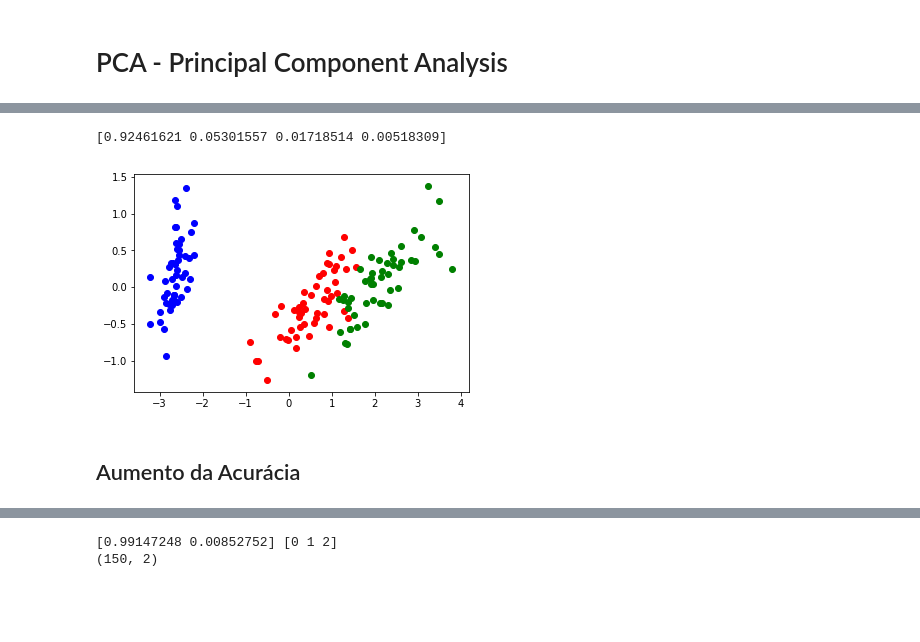
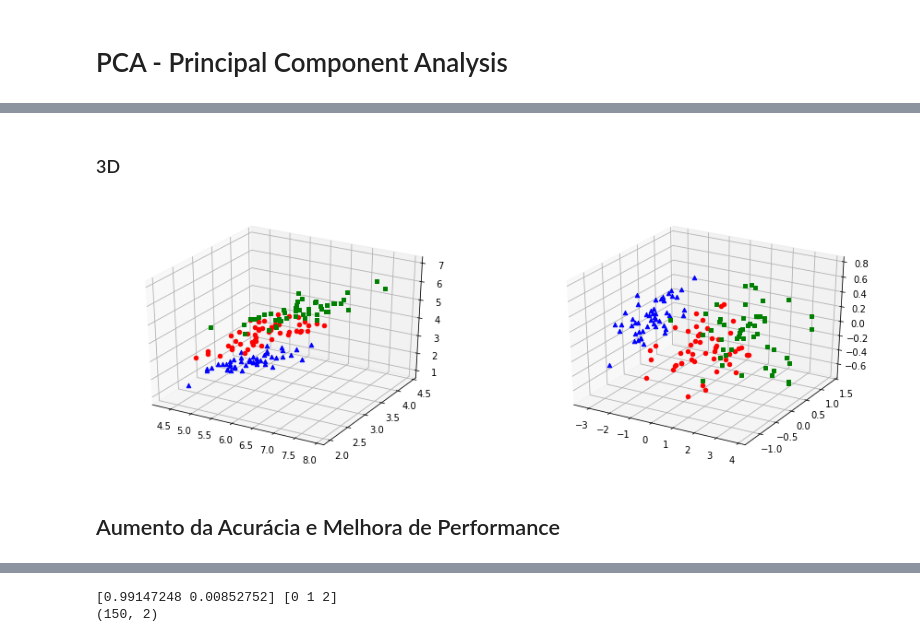
Before and after one commit to DaniloRodrigo/DIM0613_2018_2, a Jupyter notebook: PCA_and_LDA.ipynb, the cells around one changed output, grey strips where cells are left out. Drawn from its saved outputs; the diff is of its cells as text; code cells hidden in the pictures; blank space fills up the shorter version.

```diff
--- a/PCA_and_LDA.ipynb
+++ b/PCA_and_LDA.ipynb
@@ -109,24 +108,32 @@ for i in range(X.shape[0]):
-# %%
-iris_dataset = datasets.load_iris()
-
-X = iris_dataset.data
-Y = iris_dataset.target
-
-pca = PCA()
-pca.fit(X)
-print(pca.explained_variance_ratio_)
-X = pca.transform(X)
-
-colors = ['blue', 'red', 'green']
-
-for i in range(X.shape[0]):
-    plt.scatter(X[i, 0], X[i, 1], c=colors[Y[i]])
-plt.show()
-# %% [output]
-[0.92461621 0.05301557 0.01718514 0.00518309]
-[figure, removed]
+# %% [markdown]
+### 3D
+# %%
+iris_dataset = datasets.load_iris()
+
+X = iris_dataset.data
+Y = iris_dataset.target
+
+colors = ['blue', 'red', 'green']
+markers = ['^', 'o', 's']
+
+fig = plt.figure(figsize=(15, 5))
+ax = fig.add_subplot(1, 2, 1, projection='3d')
+
+for i in range(X.shape[0]):
+    ax.scatter(X[i, 0], X[i, 1], X[i, 2], c=colors[Y[i]], marker=markers[Y[i]])
+
+pca = PCA()
+pca.fit(X)
+X = pca.transform(X)
+
+ax = fig.add_subplot(1, 2, 2, projection='3d')
+for i in range(X.shape[0]):
+    ax.scatter(X[i, 0], X[i, 1], X[i, 2], c=colors[Y[i]], marker=markers[Y[i]])
+plt.show()
+# %% [output]
+[figure, added]
 # %% [markdown]
-## Aumento da Acurácia
+## Aumento da Acurácia e Melhora de Performance
 # %%
 from sklearn.neural_network import MLPClassifier
 from sklearn.neighbors import KNeighborsClassifier
```
Also changed, not shown: parts of 11 cells of this notebook.
